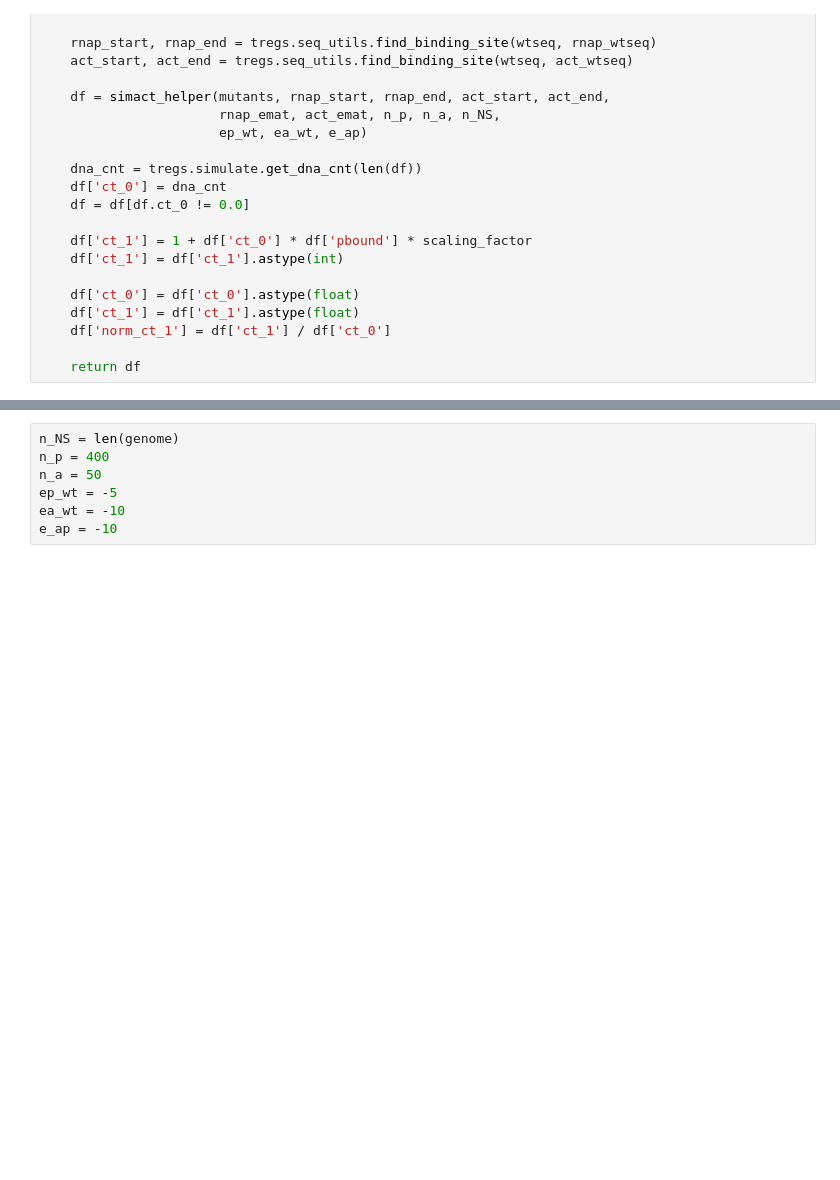
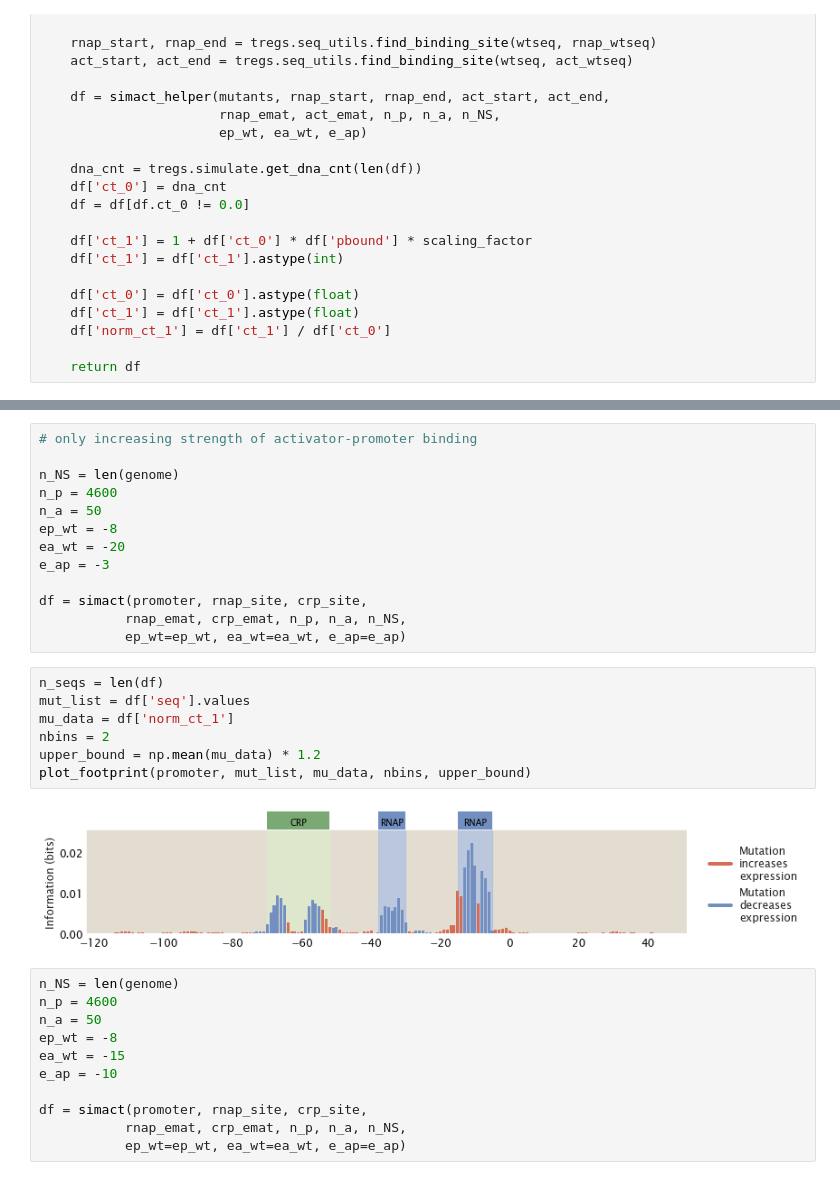
Before and after one commit to RPGroup-PBoC/theoretical_regseq, a Jupyter notebook: notebooks/pipeline/simple_activation_synthetic_dataset.ipynb, the cells around one changed output, grey strips where cells are left out. Drawn from its saved outputs; the diff is of its cells as text; blank space fills up the shorter version.

```diff
--- a/notebooks/pipeline/simple_activation_synthetic_dataset.ipynb
+++ b/notebooks/pipeline/simple_activation_synthetic_dataset.ipynb
@@ -176,8 +279,34 @@ def simact(wtseq, rnap_wtseq, act_wtseq,
+# %%
+# only increasing strength of activator-promoter binding
+
+n_NS = len(genome)
+n_p = 4600
+n_a = 50
+ep_wt = -8
+ea_wt = -20
+e_ap = -3
+
+df = simact(promoter, rnap_site, crp_site,
+           rnap_emat, crp_emat, n_p, n_a, n_NS,
+           ep_wt=ep_wt, ea_wt=ea_wt, e_ap=e_ap)
+# %%
+n_seqs = len(df)
+mut_list = df['seq'].values
+mu_data = df['norm_ct_1']
+nbins = 2
+upper_bound = np.mean(mu_data) * 1.2
+plot_footprint(promoter, mut_list, mu_data, nbins, upper_bound)
+# %% [output]
+[figure, added]
 # %%
 n_NS = len(genome)
-n_p = 400
+n_p = 4600
 n_a = 50
-ep_wt = -5
-ea_wt = -10
+ep_wt = -8
+ea_wt = -15
 e_ap = -10
+
+df = simact(promoter, rnap_site, crp_site,
+           rnap_emat, crp_emat, n_p, n_a, n_NS,
+           ep_wt=ep_wt, ea_wt=ea_wt, e_ap=e_ap)
 # %%
```
Also changed, not shown: parts of 22 cells of this notebook, 5 other files.
